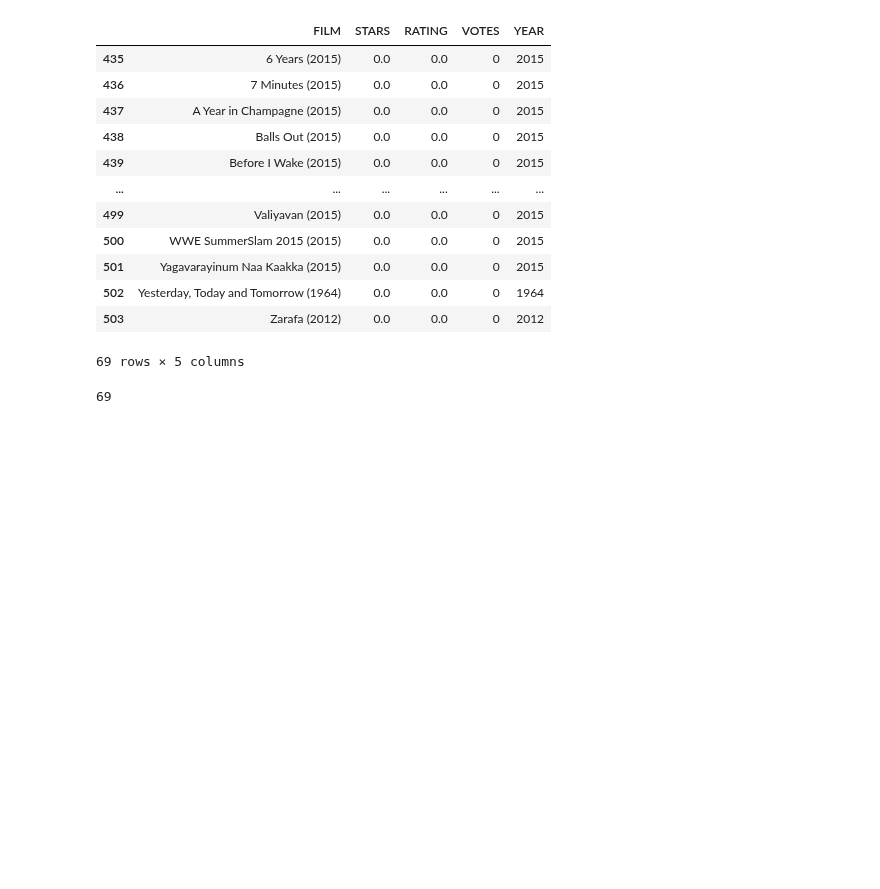
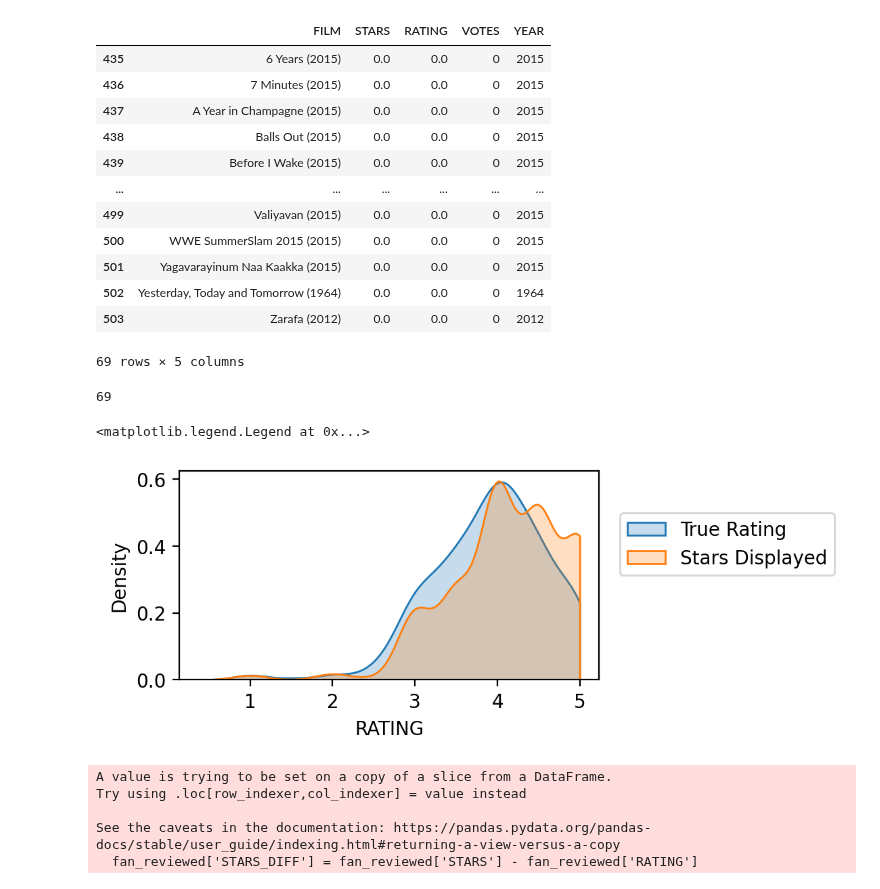
Before and after one commit to danielle3625/portilla_DSA_capstone, a Jupyter notebook: movie_capstone.ipynb, the cells around one changed output. Drawn from its saved outputs; the diff is of its cells as text; code cells hidden in the pictures; blank space fills up the shorter version.

```diff
--- a/movie_capstone.ipynb
+++ b/movie_capstone.ipynb
@@ -149,11 +150,39 @@ fandango[fandango['VOTES'] == 0]
 | 502 | Yesterday, Today and Tomorrow (1964) | 0.0 | 0.0 | 0 | 1964 |
 | 503 | Zarafa (2012) | 0.0 | 0.0 | 0 | 2012 |
 69 rows × 5 columns
-# %%
-len(fandango[fandango['VOTES'] == 0])
-# %% [output]
-69
+# %%
+# Take the len() of the altnernate method
+
+len(fandango[fandango['VOTES'] == 0])
+# %% [output]
+69
 # %%
 # Create a dataframe of only reviewed films by removing any films that have zero votes
 
 fan_reviewed = fandango[fandango['VOTES']>0]
+# %%
+# In the article, it was noted that the true user rating may be slightly different than the rating shown to the user due to HTML and star rating displays
+# Here, we visualize the difference between the true user rating and the star rating displayed
+
+plt.figure(figsize=(4,2), dpi=200)
+
+sns.kdeplot(data=fan_reviewed, x='RATING', clip=[0,5], fill=True, label='True Rating')
+sns.kdeplot(data=fan_reviewed, x='STARS', clip=[0,5], fill=True, label='Stars Displayed')
+
+plt.legend(loc=(1.05,0.5))
+# %% [output]
+<matplotlib.legend.Legend at 0x...>
+[figure, added]
+# %%
+# Create a column computing mathematical relationship between the true rating/stars displayed discrepency
+# The warning is because we did not make a .copy of the original dataframe
+# Instead of a full copy, we made a dataframe based on a slice of a previous dataframe
+# Can use .copy to make an entire new dataframe, but that takes up more RAM
+
+fan_reviewed['STARS_DIFF'] = fan_reviewed['STARS'] - fan_reviewed['RATING']
+# %% [output]
+A value is trying to be set on a copy of a slice from a DataFrame.
+Try using .loc[row_indexer,col_indexer] = value instead
+
+See the caveats in the documentation: https://pandas.pydata.org/pandas-docs/stable/user_guide/indexing.html#returning-a-view-versus-a-copy
+  fan_reviewed['STARS_DIFF'] = fan_reviewed['STARS'] - fan_reviewed['RATING']
```
Also changed, not shown: parts of 15 cells of this notebook.
